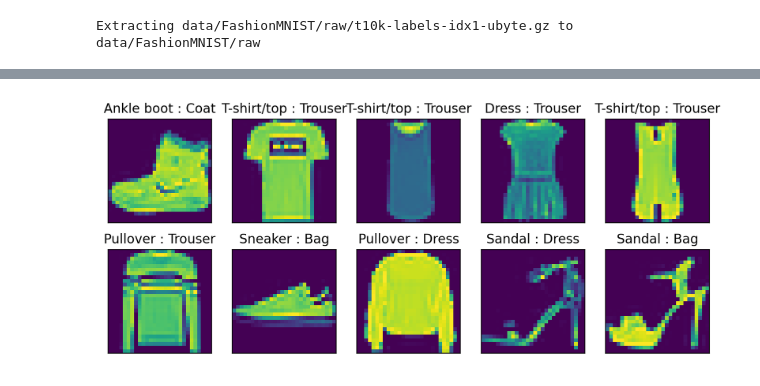
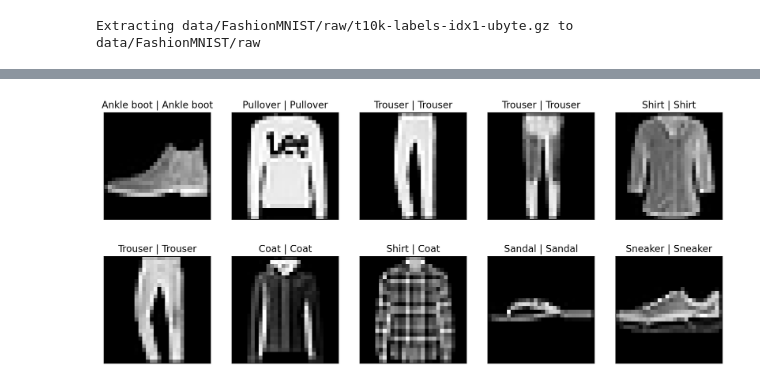
Before and after one commit to SorenKyhl/pytorch-deep-learning, a Jupyter notebook: extras/exercises/03_pytorch_computer_vision_exercises.ipynb, the cells around one changed output, grey strips where cells are left out. Cells and saved outputs as stored; diff of their text form; code cells hidden in the pictures.

```diff
--- a/extras/exercises/03_pytorch_computer_vision_exercises.ipynb
+++ b/extras/exercises/03_pytorch_computer_vision_exercises.ipynb
@@ -658,0 +637,2 @@ plot_loss_curves(epochs4, losses4, accs4)
+# %%
+fashionmodel_0 = PyTorchClassifier(TinyVGG(28*28, 8, len(class_names)), class_names=class_names)
@@ -665,24 +671,27 @@ test loss: 4.035         test acc: 0.103
 # %%
-plt.figure(figsize=(10,4))
-rows = 2
-cols = 5
+for X, y in test_dataloader:
+  logits = fashionmodel_0.model(X)
+  preds = torch.argmax(logits, dim=1)
 
-for i in range(rows*cols):
-  plt.subplot(rows, cols,i+1)
-  img, label = train_data[i]
+  rows, cols = 2, 5
+  plt.figure(figsize=(14,6))
 
-  pred = torch.argmax(model_1.model(img.to(device)))
-  plt.imshow(img.squeeze())
-  plt.title(f"{class_names[label]} : {class_names[pred]}")
+  for i in range(rows*cols):
+    plt.subplot(rows, cols,i+1)
+    img = X[i]
 
-  plt.tick_params(
-    axis='both',         # changes apply to the x-axis
-    which='both',      # both major and minor ticks are affected
-    bottom=False,      # ticks along the bottom edge are off
-    top=False,         # ticks along the top edge are off
-    left=False,
-    right=False,
-    labelleft=False,
-    labelbottom=False)
+    plt.imshow(img.squeeze(), cmap="gray")
+    plt.title(f"{class_names[y[i]]} | {class_names[preds[i]]}")
+
+    plt.tick_params(
+      axis='both',         # changes apply to the x-axis
+      which='both',      # both major and minor ticks are affected
+      bottom=False,      # ticks along the bottom edge are off
+      top=False,         # ticks along the top edge are off
+      left=False,
+      right=False,
+      labelleft=False,
+      labelbottom=False)
+  break
 # %% [output]
-[figure, old version]
+[figure, new version]
```
Also changed, not shown: parts of 17 cells of this notebook.
